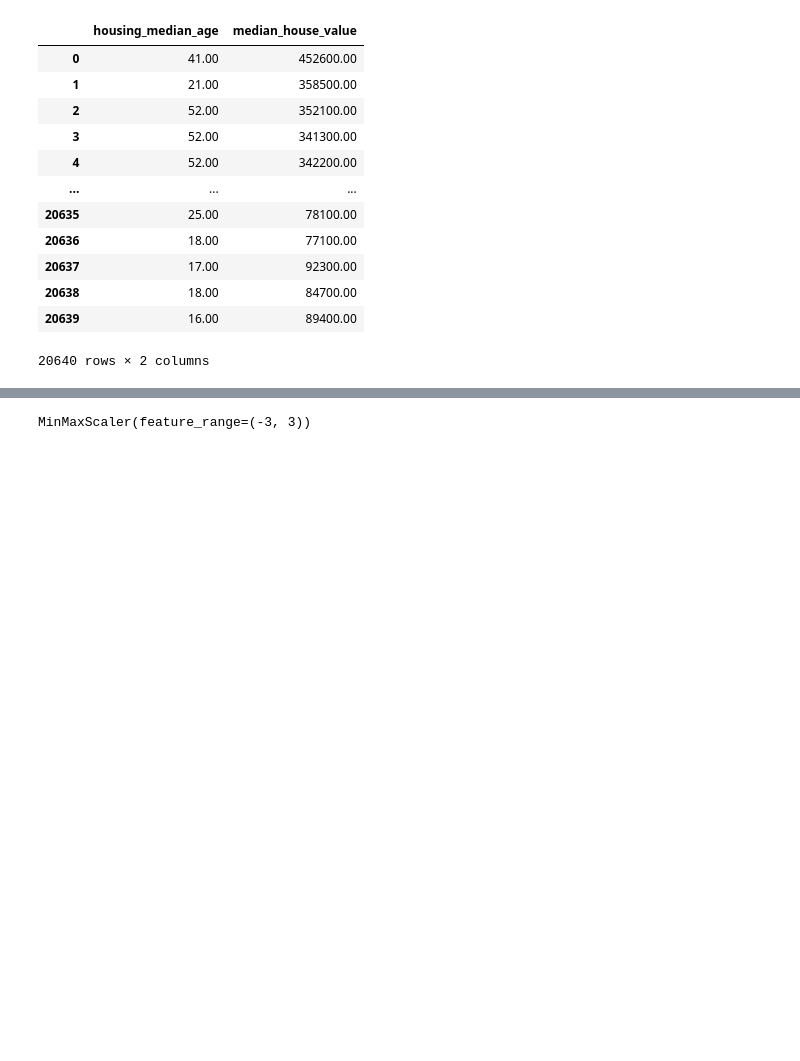
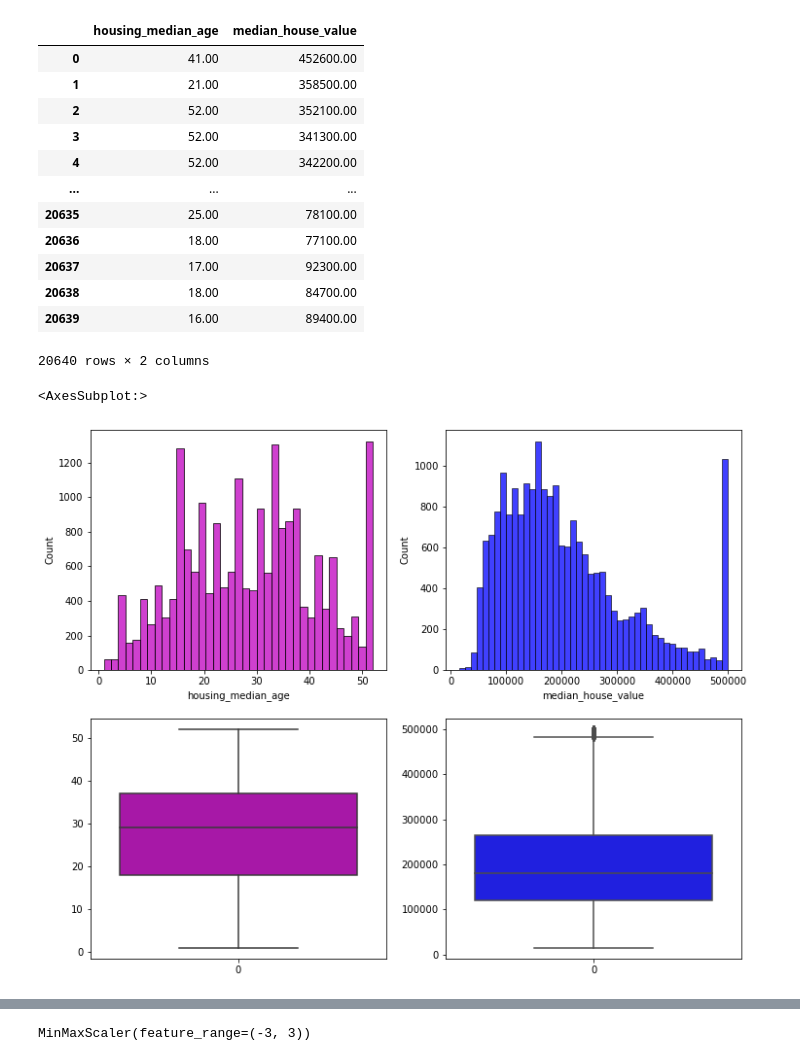
Before and after one commit to ryndovaira-org/data_science_lectures, a Jupyter notebook: 04_data_preparation/lectures/05_standardization_normalization.ipynb, the cells around one changed output, grey strips where cells are left out. Drawn from its saved outputs; the diff is of its cells as text; code cells hidden in the pictures; blank space fills up the shorter version.

```diff
--- a/04_data_preparation/lectures/05_standardization_normalization.ipynb
+++ b/04_data_preparation/lectures/05_standardization_normalization.ipynb
@@ -132,6 +153,17 @@ df[['housing_median_age', 'median_house_value']]
 | 20638 | 18.00 | 84700.00 |
 | 20639 | 16.00 | 89400.00 |
 20640 rows × 2 columns
+# %%
+_, axes = plt.subplots(2, 2, figsize=(12, 10))
+
+sns.histplot(df['housing_median_age'], ax=axes[0][0], color='m')
+sns.boxplot(data=df['housing_median_age'], ax=axes[1][0], color='m')
+
+sns.histplot(df['median_house_value'], ax=axes[0][1], color='b')
+sns.boxplot(data=df['median_house_value'], ax=axes[1][1], color='b')
+# %% [output]
+<AxesSubplot:>
+[figure, added]
 # %%
 _, axes = plt.subplots(1, 2, figsize=(12, 5))
 
```
Also changed, not shown: parts of 34 cells of this notebook.
